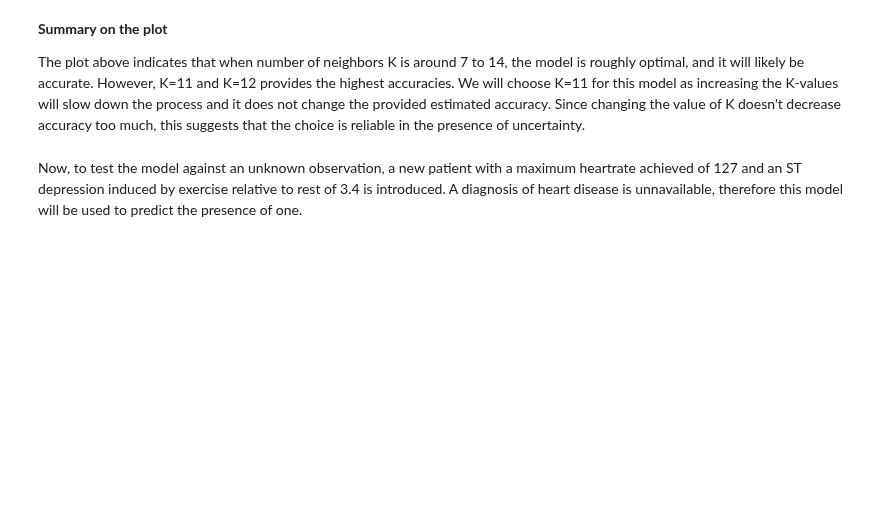
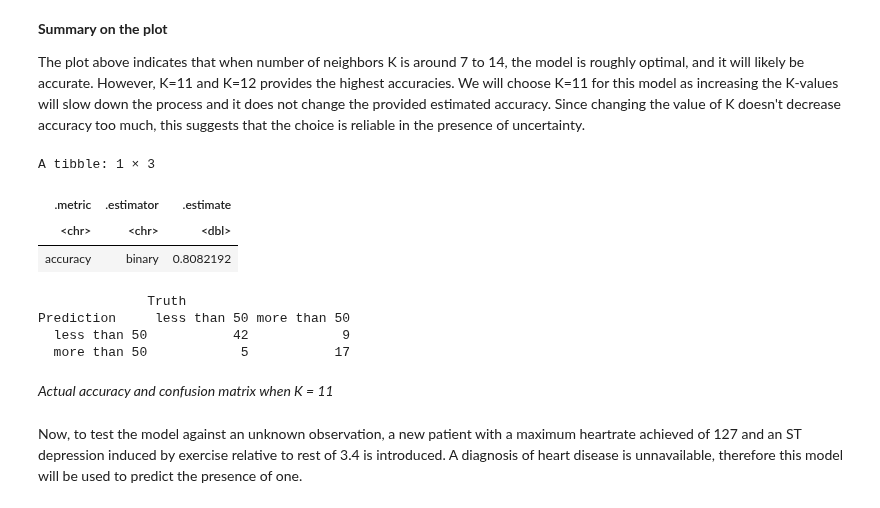
Before and after one commit to papercheesecake/DSCI100-group-project-18, a Jupyter notebook: group_report.ipynb, the cells around one changed output. Drawn from its saved outputs; the diff is of its cells as text; code cells hidden in the pictures; blank space fills up the shorter version.

```diff
--- a/group_report.ipynb
+++ b/group_report.ipynb
@@ -695,6 +695,45 @@ heart_plot
 **Summary on the plot**
 
 The plot above indicates that when number of neighbors K is around 7 to 14, the model is roughly optimal, and it will likely be accurate. However, K=11 and K=12 provides the highest accuracies. We will choose K=11 for this model as increasing the K-values will slow down the process and it does not change the provided estimated accuracy. Since changing the value of K doesn't decrease accuracy too much, this suggests that the choice is reliable in the presence of uncertainty.
+# %%
+# Choose K = 11
+
+heart_spec_11 <- nearest_neighbor(weight_func = "rectangular", neighbors = 11) %>%
+              set_engine("kknn") %>%
+              set_mode("classification")
+
+heart_recipe <- recipe(num ~ max_heartrate + oldpeak, data = training_heart_data) %>%
+                step_scale(all_predictors()) %>%
+                step_center(all_predictors())
+
+
+heart_fit_11 <- workflow() %>%
+             add_recipe(heart_recipe) %>%
+             add_model(heart_spec_11) %>%
+             fit(data = training_heart_data)
+
+heart_predict_11 <- predict(heart_fit_11, testing_heart_data) %>%
+                 bind_cols(testing_heart_data)
+
+heart_metiric_11 <- heart_predict_11 %>%
+                 metrics(truth = num, estimate = .pred_class) %>%
+                 filter(.metric == 'accuracy')
+heart_metiric_11
+
+heart_conf_mat_11 <- heart_predict_11 %>%
+                  conf_mat(truth = num, estimate = .pred_class)
+heart_conf_mat_11
+# %% [output]
+A tibble: 1 × 3
+| .metric | .estimator | .estimate |
+| <chr> | <chr> | <dbl> |
+| accuracy | binary | 0.8082192 |
+              Truth
+Prediction     less than 50 more than 50
+  less than 50           42            9
+  more than 50            5           17
+# %% [markdown]
+*Actual accuracy and confusion matrix when K = 11*
 # %% [markdown]
 Now, to test the model against an unknown observation, a new patient with a maximum heartrate achieved of 127 and an ST depression induced by exercise relative to rest of 3.4 is introduced. A diagnosis of heart disease is unnavailable, therefore this model will be used to predict the presence of one.
 # %%
```
Also changed, not shown: parts of 1 cell of this notebook.
